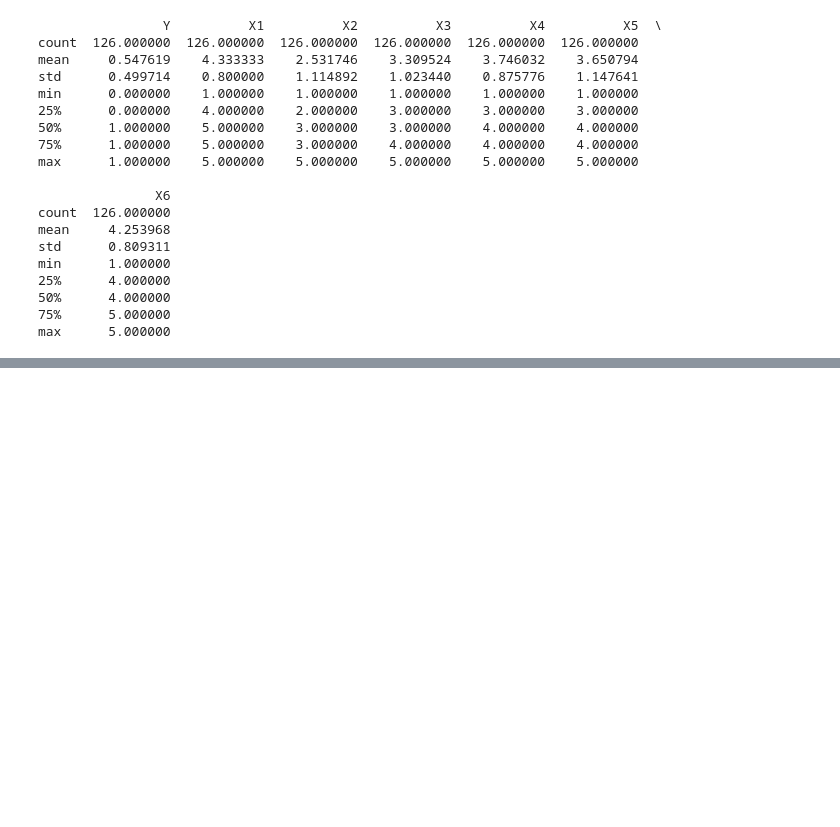
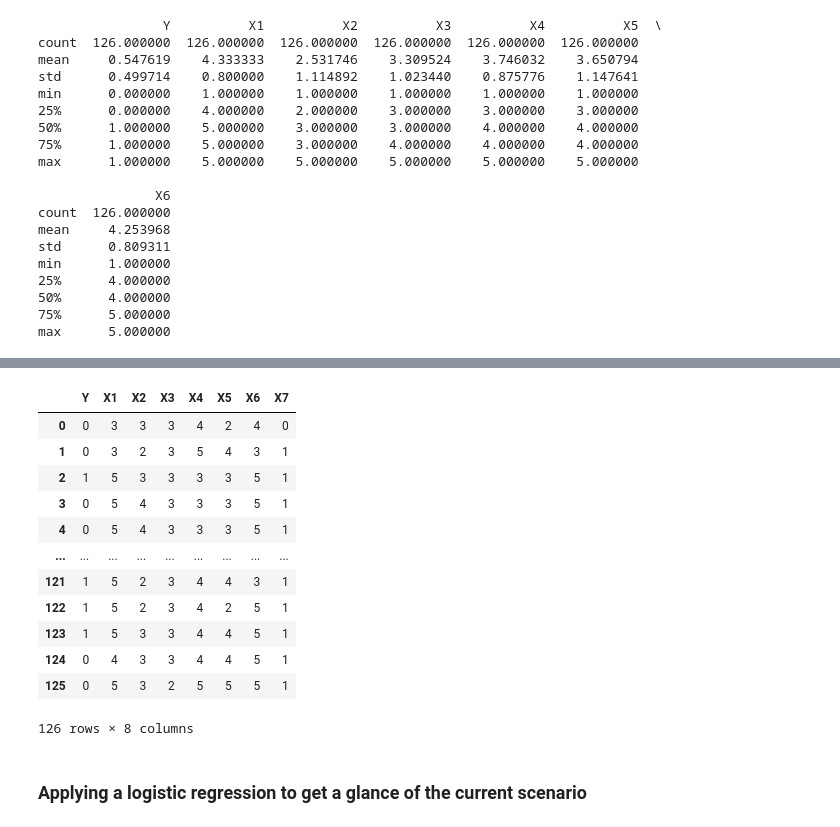
Before and after one commit to hugofmonteiro/ML-Principles-HappyCustomerPredictions, a Jupyter notebook: notebooks/happyCustomers_EDA.ipynb, the cells around one changed output, grey strips where cells are left out. Drawn from its saved outputs; the diff is of its cells as text; code cells hidden in the pictures; blank space fills up the shorter version.

```diff
--- a/notebooks/happyCustomers_EDA.ipynb
+++ b/notebooks/happyCustomers_EDA.ipynb
@@ -122,0 +155,12 @@ max      5.000000
+# %%
+df['X7'] = (df['X1'] + df['X5'])/2
+
+def X7(df) :
+    if  df['X7'] > 3 :
+        return 1
+    else :
+        return 0
+
+
+df['X7'] = df.apply(lambda df:X7(df), axis = 1)
+df['X7']
@@ -122,0 +180,18 @@ max      5.000000
+# %%
+df
+# %% [output]
+|  | Y | X1 | X2 | X3 | X4 | X5 | X6 | X7 |
+| 0 | 0 | 3 | 3 | 3 | 4 | 2 | 4 | 0 |
+| 1 | 0 | 3 | 2 | 3 | 5 | 4 | 3 | 1 |
+| 2 | 1 | 5 | 3 | 3 | 3 | 3 | 5 | 1 |
+| 3 | 0 | 5 | 4 | 3 | 3 | 3 | 5 | 1 |
+| 4 | 0 | 5 | 4 | 3 | 3 | 3 | 5 | 1 |
+| ... | ... | ... | ... | ... | ... | ... | ... | ... |
+| 121 | 1 | 5 | 2 | 3 | 4 | 4 | 3 | 1 |
+| 122 | 1 | 5 | 2 | 3 | 4 | 2 | 5 | 1 |
+| 123 | 1 | 5 | 3 | 3 | 4 | 4 | 5 | 1 |
+| 124 | 0 | 4 | 3 | 3 | 4 | 4 | 5 | 1 |
+| 125 | 0 | 5 | 3 | 2 | 5 | 5 | 5 | 1 |
+126 rows × 8 columns
+# %% [markdown]
+### Applying a logistic regression to get a glance of the current scenario
```
Also changed, not shown: parts of 14 cells of this notebook.
